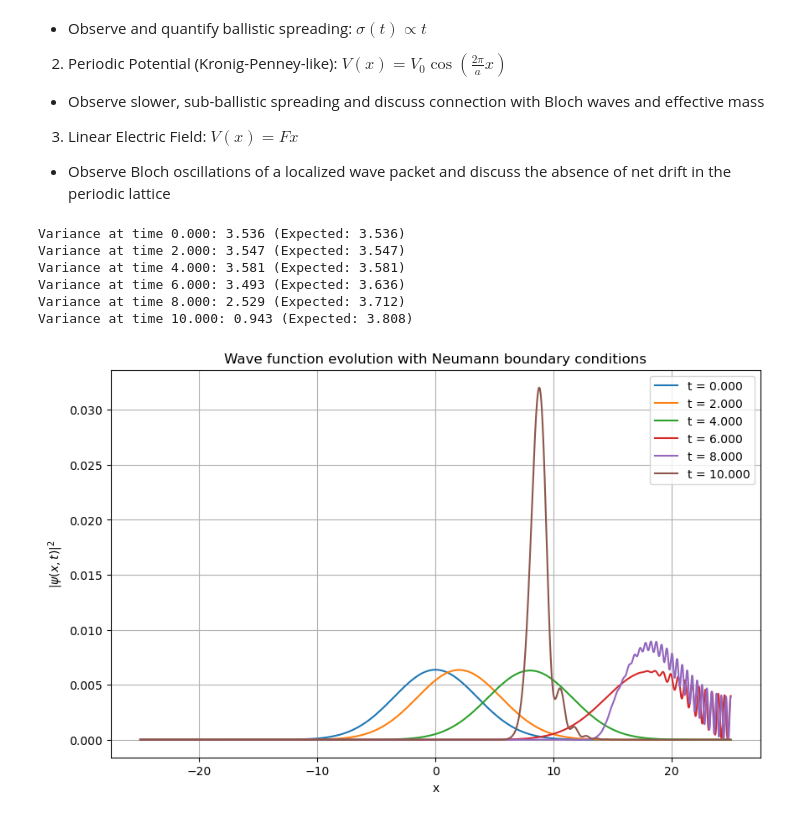
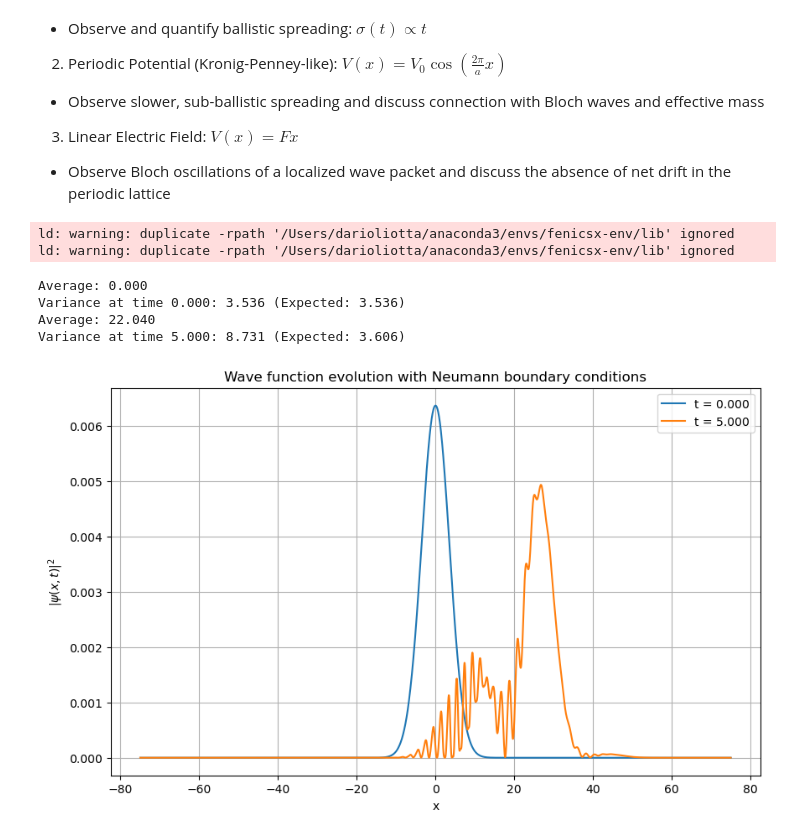
Before and after one commit to darioliotta/Quantum-Information-Project, a Jupyter notebook: try.ipynb, the cells around one changed output. Cells and saved outputs as stored; diff of their text form; code cells hidden in the pictures.

```diff
--- a/try.ipynb
+++ b/try.ipynb
@@ -481,11 +488,22 @@ def schrodinger_equation_solution(L, nx, x0, sigma, k0, T, dt, hbar = 1.0, m = 1
 
     elif potential_type == "Linear":
         x      = ufl.SpatialCoordinate(domain)[0]
-        V_expr = F * x
+        V_expr = (V0 * ufl.cos(2 * np.pi * x / a)) + (F * x)
 
     V_form   = V_expr * u * w * ufl.dx
     V_matrix = fem_petsc.assemble_matrix(fem.form(V_form), bcs = bc_list)
     V_matrix.assemble()
+
+    if bc == "Absorbing":
+        x      = ufl.SpatialCoordinate(domain)[0]
+        width  = 0.25 * L
+        eta    = V0 * ufl.conditional(ufl.ge(ufl.sqrt(x**2), L/2 - width),
+                                    ((ufl.sqrt(x**2) - (L/2 - width)) / width)**4,
+                                    0.0)
+
+        Abs_form   = eta * u * w * ufl.dx
+        Abs_matrix = fem_petsc.assemble_matrix(fem.form(Abs_form), bcs = bc_list)
+        Abs_matrix.assemble()
 
     alpha = dt / (2.0*hbar)
     beta  = hbar / (2.0*m)
@@ -502,12 +520,18 @@ def schrodinger_equation_solution(L, nx, x0, sigma, k0, T, dt, hbar = 1.0, m = 1
 
     psi = np.concatenate([u_present.x.array, v_present.x.array])
 
-    A_block = PETSc.Mat().createNest([[M, -alpha*H],
-                                    [alpha*H, M]], comm = domain.comm)
+    if bc == "Absorbing":
+        A_block = PETSc.Mat().createNest([[M + alpha*Abs_matrix, -alpha*H],
+                                         [alpha*H, M + alpha*Abs_matrix]], comm = domain.comm)
+        B_block = PETSc.Mat().createNest([[M - alpha*Abs_matrix, alpha*H],
+                                         [-alpha*H, M - alpha*Abs_matrix]], comm = domain.comm)
+    else:
+        A_block = PETSc.Mat().createNest([[M, -alpha*H],
+                                         [alpha*H, M]], comm = domain.comm)
+        B_block = PETSc.Mat().createNest([[M, alpha*H],
+                                         [-alpha*H, M]], comm = domain.comm)
+
     A_block.assemble()
-
-    B_block = PETSc.Mat().createNest([[M, alpha*H],
-                                    [-alpha*H, M]], comm = domain.comm)
     B_block.assemble()
 
     ksp = PETSc.KSP().create(domain.comm)
@@ -548,7 +572,7 @@ def schrodinger_equation_solution(L, nx, x0, sigma, k0, T, dt, hbar = 1.0, m = 1
         u_present.x.array[:] = psi[:len(u_present.x.array)]
         v_present.x.array[:] = psi[len(u_present.x.array):]
 
-        prob_density = psi[:len(u_present.x.array)]**2 + psi[len(u_present.x.array):]**2
+        prob_density = u_present.x.array**2 + v_present.x.array**2
         norm         = np.sum(prob_density)
 
         x_mean  = np.sum(x_coords * prob_density) / norm
@@ -557,6 +581,9 @@ def schrodinger_equation_solution(L, nx, x0, sigma, k0, T, dt, hbar = 1.0, m = 1
         sigma_t = np.sqrt(x2_mean - x_mean**2)
 
         if np.any(np.isclose(t_current, t_plots, atol = dt / 2)):
+
+            if potential_type == "Linear":
+                print(f"Average: {x_mean:.3f}")
 
             if (potential_type == "Free-particle") | (potential_type == "Linear"):
                 sigma_expected = np.sqrt((sigma**2) / 2 + ((hbar * t_current) / (np.sqrt(2) * m * sigma))**2)
@@ -590,27 +617,27 @@ def schrodinger_equation_solution(L, nx, x0, sigma, k0, T, dt, hbar = 1.0, m = 1
     plt.show()
 # %%
 schrodinger_equation_solution(
-    L              = 50.0,
+    L              = 150.0,
     nx             = 2000,
     x0             = 0.0,
     sigma          = 5.0,
     k0             = 0.0,
-    T              = 10.0,
+    T              = 5.0,
     dt             = 0.001,
     hbar           = 1.0,
     m              = 1.0,
     bc             = "Neumann",
     potential_type = "Linear",
     V0             = 1.0,
     a              = 2.0,
-    F              = 1.0,
-    n_plots        = 6
+    F              = 2.0,
+    n_plots        = 2
 )
 # %% [output]
-Variance at time 0.000: 3.536 (Expected: 3.536)
-Variance at time 2.000: 3.547 (Expected: 3.547)
-Variance at time 4.000: 3.581 (Expected: 3.581)
-Variance at time 6.000: 3.493 (Expected: 3.636)
-Variance at time 8.000: 2.529 (Expected: 3.712)
-Variance at time 10.000: 0.943 (Expected: 3.808)
+ld: warning: duplicate -rpath '/Users/darioliotta/anaconda3/envs/fenicsx-env/lib' ignored
+ld: warning: duplicate -rpath '/Users/darioliotta/anaconda3/envs/fenicsx-env/lib' ignored
+Average: 0.000
+Variance at time 0.000: 3.536 (Expected: 3.536)
+Average: 22.040
+Variance at time 5.000: 8.731 (Expected: 3.606)
-[figure, old version]
+[figure, new version]
```
Also changed, not shown: parts of 5 cells of this notebook, 47 other files.
